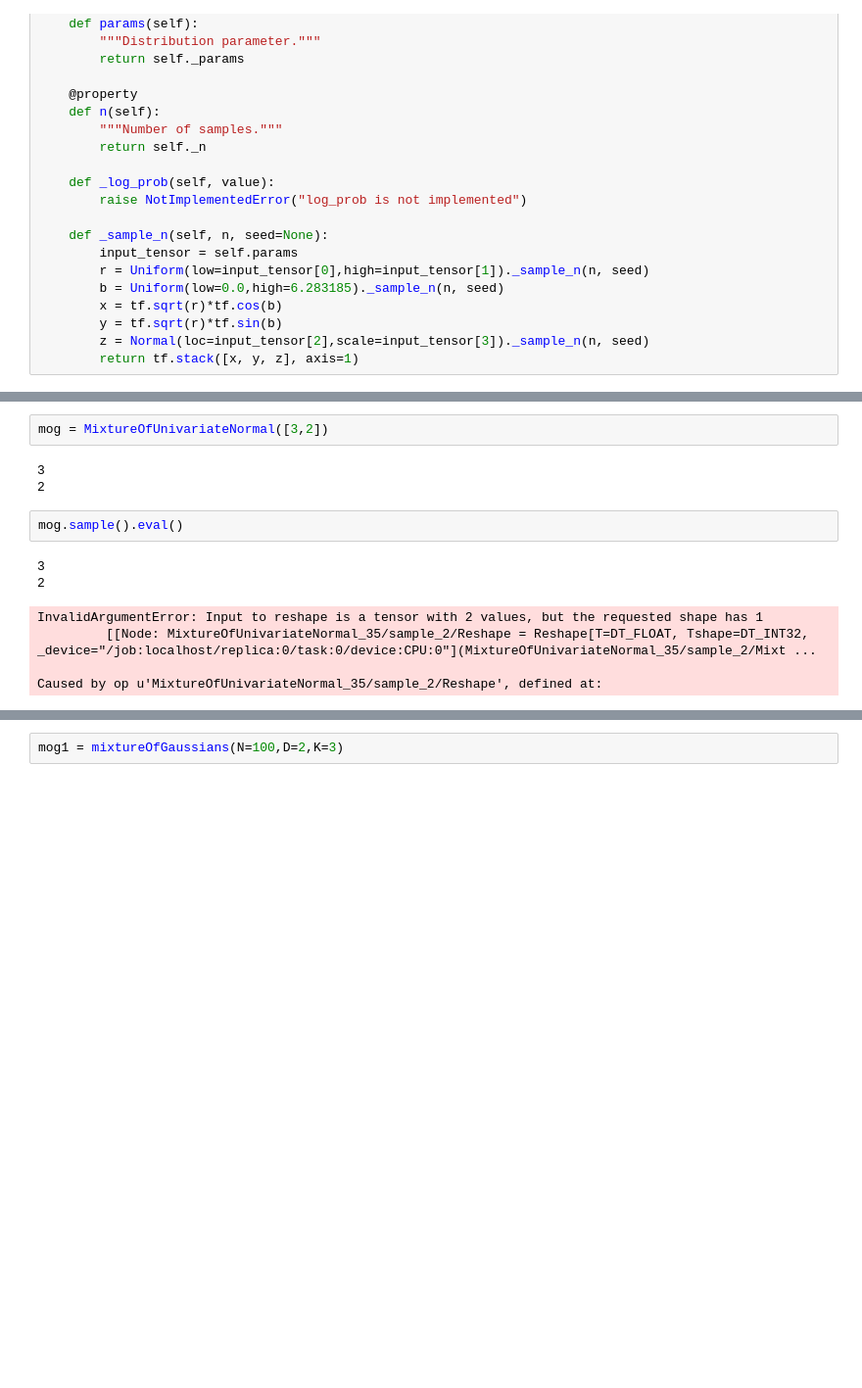
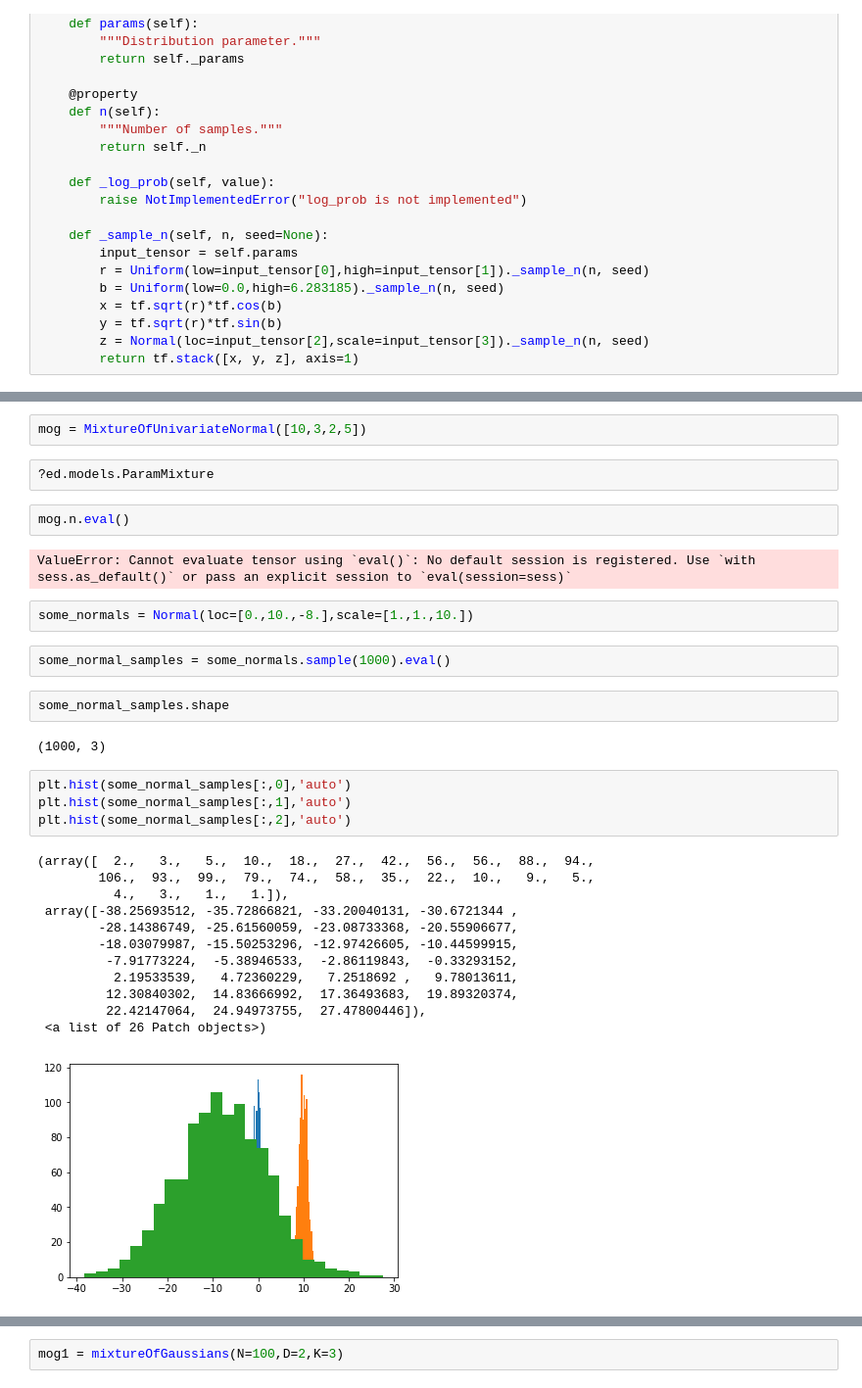
Before and after one commit to deoxyribose/FactOrCluster, a Jupyter notebook: IFA.ipynb, the cells around one changed output, grey strips where cells are left out. Shown at 98% size. Saved outputs shown, nothing was run; the diff lists cells and outputs as text; blank space fills up the shorter version.

```diff
--- a/IFA.ipynb
+++ b/IFA.ipynb
@@ -175,14 +164,33 @@ class MixtureOfUnivariateNormal(RandomVariable, Distribution):
 # %%
-mog = MixtureOfUnivariateNormal([3,2])
+mog = MixtureOfUnivariateNormal([10,3,2,5])
-# %% [output]
-3
-2
+# %%
+?ed.models.ParamMixture
 # %%
-mog.sample().eval()
+mog.n.eval()
 # %% [output]
-3
-2
+ValueError: Cannot evaluate tensor using `eval()`: No default session is registered. Use `with sess.as_default()` or pass an explicit session to `eval(session=sess)`
-InvalidArgumentError: Input to reshape is a tensor with 2 values, but the requested shape has 1
-         [[Node: MixtureOfUnivariateNormal_35/sample_2/Reshape = Reshape[T=DT_FLOAT, Tshape=DT_INT32, _device="/job:localhost/replica:0/task:0/device:CPU:0"](MixtureOfUnivariateNormal_35/sample_2/Mixt ...
-
-Caused by op u'MixtureOfUnivariateNormal_35/sample_2/Reshape', defined at:
+# %%
+some_normals = Normal(loc=[0.,10.,-8.],scale=[1.,1.,10.])
+# %%
+some_normal_samples = some_normals.sample(1000).eval()
+# %%
+some_normal_samples.shape
+# %% [output]
+(1000, 3)
+# %%
+plt.hist(some_normal_samples[:,0],'auto')
+plt.hist(some_normal_samples[:,1],'auto')
+plt.hist(some_normal_samples[:,2],'auto')
+# %% [output]
+(array([  2.,   3.,   5.,  10.,  18.,  27.,  42.,  56.,  56.,  88.,  94.,
+        106.,  93.,  99.,  79.,  74.,  58.,  35.,  22.,  10.,   9.,   5.,
+          4.,   3.,   1.,   1.]),
+ array([-38.25693512, -35.72866821, -33.20040131, -30.6721344 ,
+        -28.14386749, -25.61560059, -23.08733368, -20.55906677,
+        -18.03079987, -15.50253296, -12.97426605, -10.44599915,
+         -7.91773224,  -5.38946533,  -2.86119843,  -0.33293152,
+          2.19533539,   4.72360229,   7.2518692 ,   9.78013611,
+         12.30840302,  14.83666992,  17.36493683,  19.89320374,
+         22.42147064,  24.94973755,  27.47800446]),
+ <a list of 26 Patch objects>)
+[figure, added]
```
Also changed, not shown: parts of 11 cells of this notebook, 1 other file.
